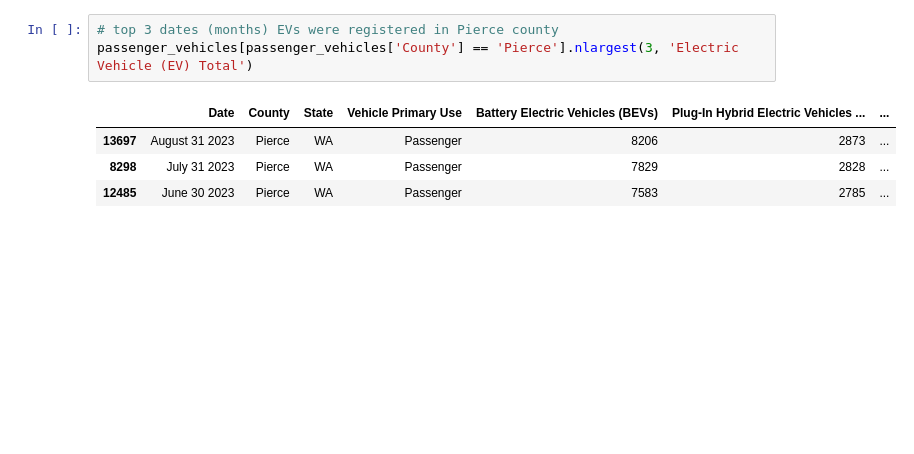
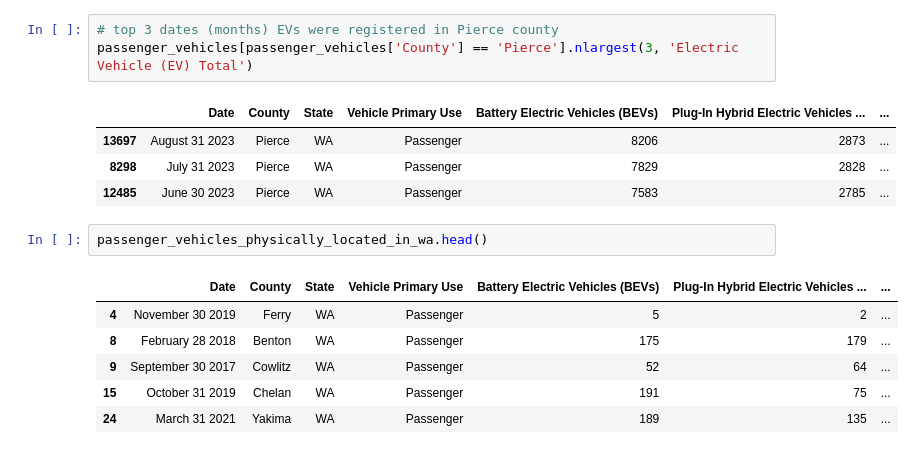
Before and after one commit to AmmonQ/WA-EV-EDA, a Jupyter notebook: electric_vehicle_data_analysis.ipynb, the cells around one changed output. Saved outputs shown, nothing was run; the diff lists cells and outputs as text; blank space fills up the shorter version.

```diff
--- a/electric_vehicle_data_analysis.ipynb
+++ b/electric_vehicle_data_analysis.ipynb
@@ -90,3 +90,12 @@ passenger_vehicles[passenger_vehicles['County'] == 'Pierce'].nlargest(3, 'Electr
 | 13697 | August 31 2023 | Pierce | WA | Passenger | 8206 | 2873 | ... |
 | 8298 | July 31 2023 | Pierce | WA | Passenger | 7829 | 2828 | ... |
 | 12485 | June 30 2023 | Pierce | WA | Passenger | 7583 | 2785 | ... |
+# %%
+passenger_vehicles_physically_located_in_wa.head()
+# %% [output]
+|  | Date | County | State | Vehicle Primary Use | Battery Electric Vehicles (BEVs) | Plug-In Hybrid Electric Vehicles ... | ... |
+| 4 | November 30 2019 | Ferry | WA | Passenger | 5 | 2 | ... |
+| 8 | February 28 2018 | Benton | WA | Passenger | 175 | 179 | ... |
+| 9 | September 30 2017 | Cowlitz | WA | Passenger | 52 | 64 | ... |
+| 15 | October 31 2019 | Chelan | WA | Passenger | 191 | 75 | ... |
+| 24 | March 31 2021 | Yakima | WA | Passenger | 189 | 135 | ... |
```
Also changed, not shown: parts of 3 cells of this notebook, 2 other files.
